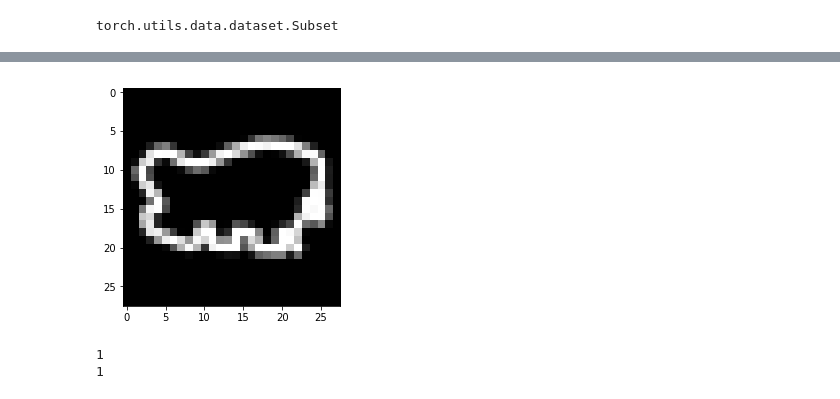
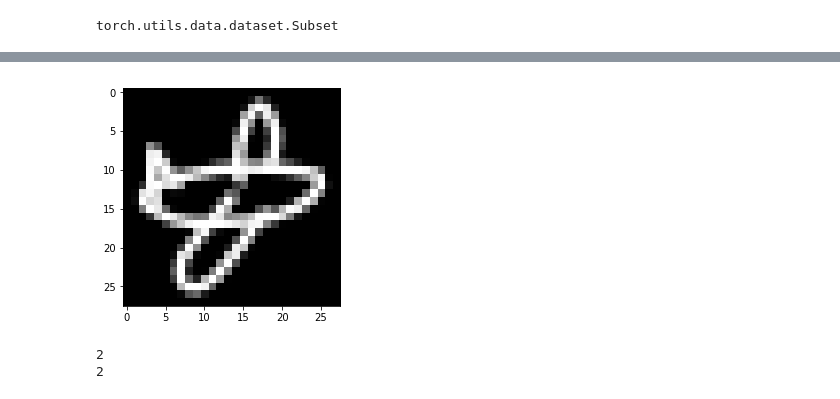
Before and after one commit to maiam6242/Facial_Blur, a Jupyter notebook: Facial_Blur.ipynb, the cells around one changed output, grey strips where cells are left out. Drawn from its saved outputs; the diff is of its cells as text; code cells hidden in the pictures.

```diff
--- a/Facial_Blur.ipynb
+++ b/Facial_Blur.ipynb
@@ -41,6 +50,8 @@ To: /content/bear.npy
 # %%
 tower = np.load('eiffeltower.npy') #type = 1
 bear = np.load('bear.npy') # type = 0
+airplane = np.load('airplane.npy')
+broccoli = np.load('broccoli.npy')
 # %%
 import matplotlib.pyplot as plt
 import numpy as np
@@ -86,11 +70,12 @@ from torch.utils.data import random_split
 import torch
 
 class QuickDrawData(Dataset):
-    def __init__(self, tower, bear):
+    def __init__(self, tower, bear, airplane, broccoli):
         super(QuickDrawData, self).__init__()
-        self.data = np.vstack((tower, bear))
-        self.targets = np.concatenate((0*np.ones(tower.shape[0]), 1*np.ones(bear.shape[0])))
-        self.classes = ['tower', 'bear']
+        self.data = np.vstack((tower, bear, airplane, broccoli))
+        self.targets = np.concatenate((0*np.ones(tower.shape[0]), 1*np.ones(bear.shape[0]), 2*np.ones(airplane.shape[0]), 3*np.ones(broccoli.shape[0])))
+        print(len(self.data))
+        self.classes = ['tower', 'bear', 'airplane', 'broccoli']
 
     def __len__(self):
         return self.targets.shape[0]
@@ -98,8 +83,9 @@ class QuickDrawData(Dataset):
     def __getitem__(self, index):
         return torch.FloatTensor(self.data[index, :].reshape((28, 28))).unsqueeze(0), int(self.targets[index])
 
-quick_draw_data = QuickDrawData(tower, bear)
-im, target = quick_draw_data[206408]
+quick_draw_data = QuickDrawData(tower, bear, airplane, broccoli)
+
+im, target = quick_draw_data[55102]
 plt.imshow(im.squeeze(), cmap='gray')
 plt.show()
 im.shape
@@ -112,10 +129,13 @@ train, test = random_split(quick_draw_data, [260000,9563])
+# %%
+x = int(len(quick_draw_data)*.9)
+train, test = random_split(quick_draw_data, [x,(len(quick_draw_data) - x)])
 # %%
 # Data set information
 
 image_dims = 1, 28, 28
 n_training_samples = len(train) # How many training images to use
 n_test_samples = len(test) # How many test images to use
-classes = ('bear', 'tower')
+classes = ('tower', 'bear', 'airplane', 'brocolli')
 
 # Load the training set
 train_set = train
@@ -323,15 +343,15 @@ Test accuracy is 0.9775175154240301
 # %%
 def examine_label(idx):
     image, label = test_set[idx]
     class_scores = net(Variable(image.unsqueeze(0)).to(device))
     prediction = np.argmax(class_scores.cpu().detach().numpy())
     plt.imshow(image.squeeze(), cmap='gray')
     plt.show()
     print(prediction)
     print(label)
 
-examine_label(1)
+examine_label(1096)
 # %% [output]
-[figure, old version]
+[figure, new version]
-1
-1
+2
+2
```
Also changed, not shown: parts of 9 cells of this notebook.
